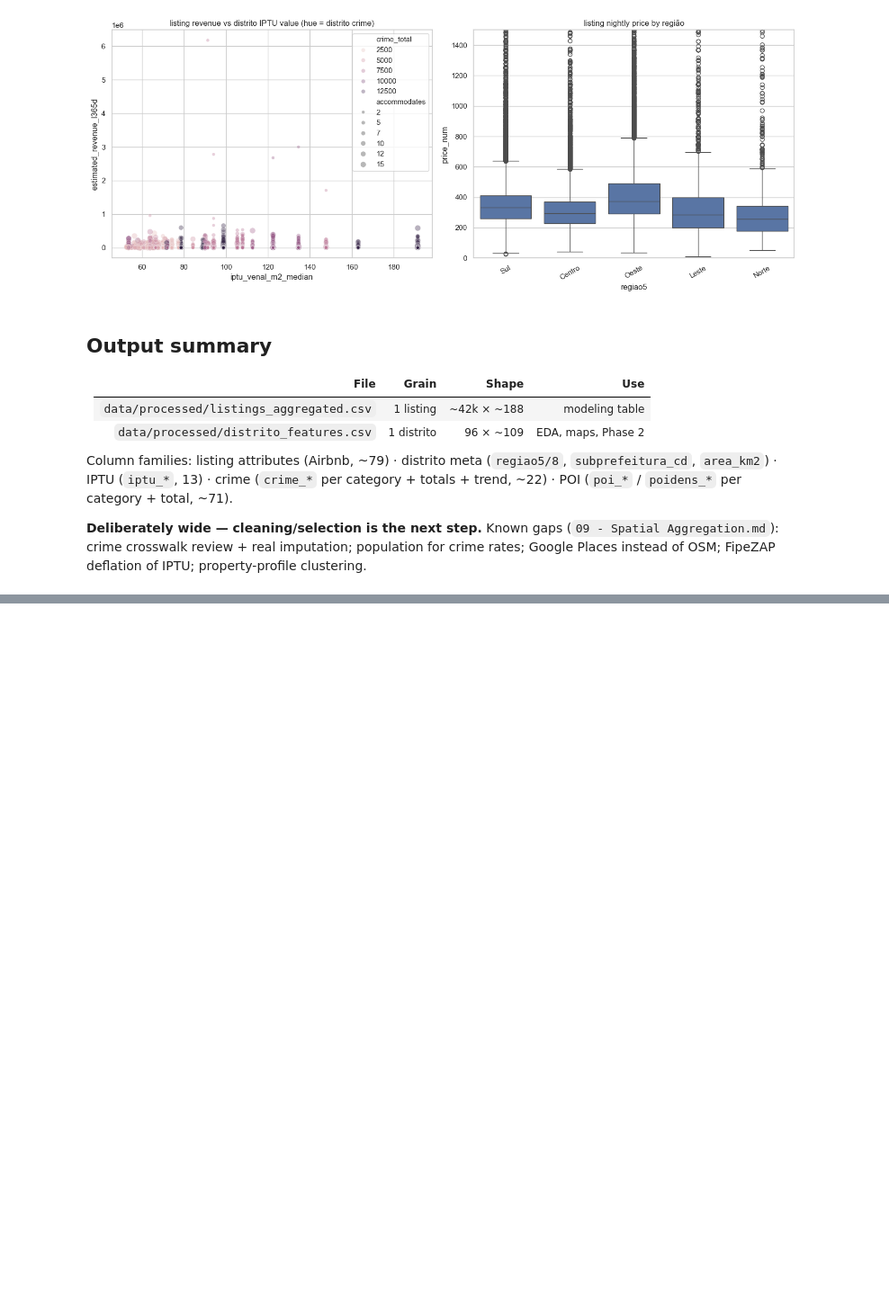
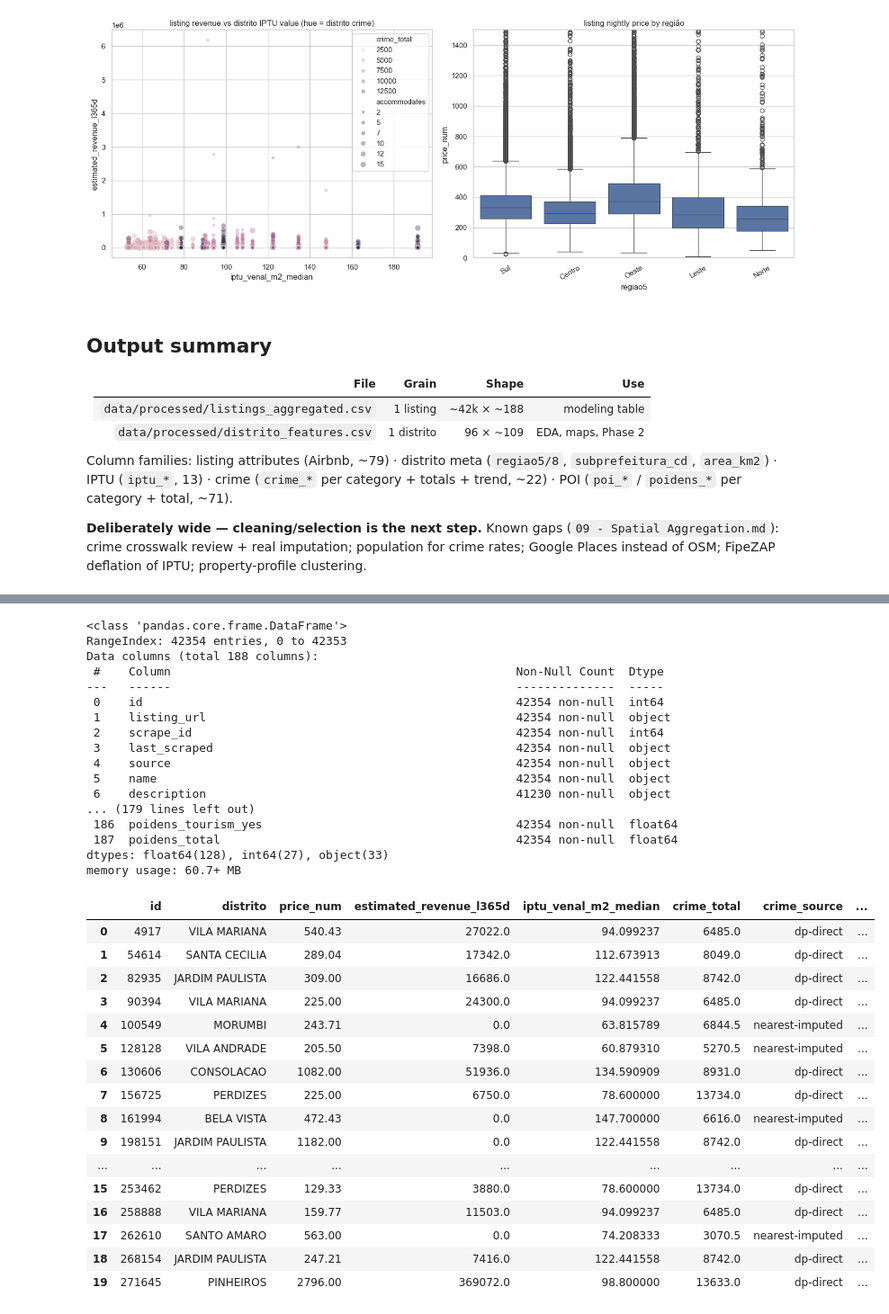
Before and after one commit to YusukeHayashibara/Property-pricing-for-Airbnb, a Jupyter notebook: notebooks/aggregation.ipynb, the cells around one changed output, grey strips where cells are left out. Shown at 90% size. Drawn from its saved outputs; the diff is of its cells as text; code cells hidden in the pictures; blank space fills up the shorter version.

```diff
--- a/notebooks/aggregation.ipynb
+++ b/notebooks/aggregation.ipynb
@@ -283,3 +283,16 @@ totals + trend, ~22) · POI (`poi_*` / `poidens_*` per category + total, ~71).
 (`09 - Spatial Aggregation.md`): crime crosswalk review + real imputation; population
 for crime rates; Google Places instead of OSM; FipeZAP deflation of IPTU; property-profile
 clustering.
+# %%
+import pandas as pd
+
+pd.set_option("display.max_columns", None)
+
+# tabela de modelagem: 1 linha = 1 anuncio
+df = pd.read_csv("../data/processed/listings_aggregated.csv", low_memory=False)
+
+# tabela por distrito: 1 linha = 1 distrito
+dfd = pd.read_csv("../data/processed/distrito_features.csv")
+
+print(df.shape, dfd.shape)
+df.head()
@@ -285,0 +307,41 @@ clustering.
+# %%
+
+df.info(verbose=True, show_counts=True)          # todas as 188 colunas
+df.filter(regex="^(crime_|iptu_|poi_|regiao|distrito)").head()   # só features de distrito
+df[["id","distrito","price_num","estimated_revenue_l365d",
+    "iptu_venal_m2_median","crime_total","crime_source","poi_total"]].head(20)
+# %% [output]
+<class 'pandas.core.frame.DataFrame'>
+RangeIndex: 42354 entries, 0 to 42353
+Data columns (total 188 columns):
+ #    Column                                                 Non-Null Count  Dtype
+---   ------                                                 --------------  -----
+ 0    id                                                     42354 non-null  int64
+ 1    listing_url                                            42354 non-null  object
+ 2    scrape_id                                              42354 non-null  int64
+ 3    last_scraped                                           42354 non-null  object
+ 4    source                                                 42354 non-null  object
+ 5    name                                                   42354 non-null  object
+ 6    description                                            41230 non-null  object
+... (179 lines left out)
+ 186  poidens_tourism_yes                                    42354 non-null  float64
+ 187  poidens_total                                          42354 non-null  float64
+dtypes: float64(128), int64(27), object(33)
+memory usage: 60.7+ MB
+|  | id | distrito | price_num | estimated_revenue_l365d | iptu_venal_m2_median | crime_total | crime_source | ... |
+| 0 | 4917 | VILA MARIANA | 540.43 | 27022.0 | 94.099237 | 6485.0 | dp-direct | ... |
+| 1 | 54614 | SANTA CECILIA | 289.04 | 17342.0 | 112.673913 | 8049.0 | dp-direct | ... |
+| 2 | 82935 | JARDIM PAULISTA | 309.00 | 16686.0 | 122.441558 | 8742.0 | dp-direct | ... |
+| 3 | 90394 | VILA MARIANA | 225.00 | 24300.0 | 94.099237 | 6485.0 | dp-direct | ... |
+| 4 | 100549 | MORUMBI | 243.71 | 0.0 | 63.815789 | 6844.5 | nearest-imputed | ... |
+| 5 | 128128 | VILA ANDRADE | 205.50 | 7398.0 | 60.879310 | 5270.5 | nearest-imputed | ... |
+| 6 | 130606 | CONSOLACAO | 1082.00 | 51936.0 | 134.590909 | 8931.0 | dp-direct | ... |
+| 7 | 156725 | PERDIZES | 225.00 | 6750.0 | 78.600000 | 13734.0 | dp-direct | ... |
+| 8 | 161994 | BELA VISTA | 472.43 | 0.0 | 147.700000 | 6616.0 | nearest-imputed | ... |
+| 9 | 198151 | JARDIM PAULISTA | 1182.00 | 0.0 | 122.441558 | 8742.0 | dp-direct | ... |
+| ... | ... | ... | ... | ... | ... | ... | ... | ... |
+| 15 | 253462 | PERDIZES | 129.33 | 3880.0 | 78.600000 | 13734.0 | dp-direct | ... |
+| 16 | 258888 | VILA MARIANA | 159.77 | 11503.0 | 94.099237 | 6485.0 | dp-direct | ... |
+| 17 | 262610 | SANTO AMARO | 563.00 | 0.0 | 74.208333 | 3070.5 | nearest-imputed | ... |
+| 18 | 268154 | JARDIM PAULISTA | 247.21 | 7416.0 | 122.441558 | 8742.0 | dp-direct | ... |
+| 19 | 271645 | PINHEIROS | 2796.00 | 369072.0 | 98.800000 | 13633.0 | dp-direct | ... |
```
Also changed, not shown: parts of 1 cell of this notebook.
